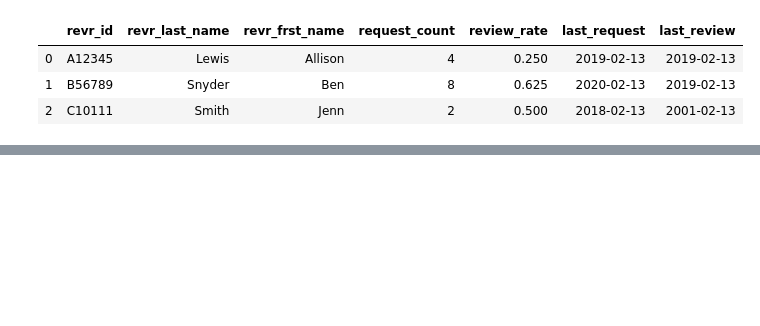
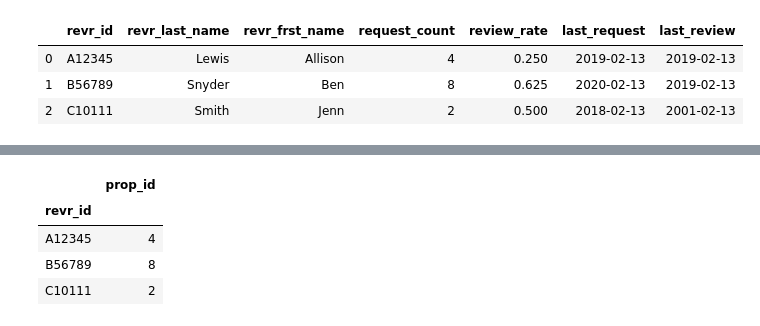
Before and after one commit to johnbensnyder/plots, a Jupyter notebook: groupby_reformatting.ipynb, the cells around one changed output, grey strips where cells are left out. Saved outputs shown, nothing was run; the diff lists cells and outputs as text; code cells hidden in the pictures; blank space fills up the shorter version.

```diff
--- a/groupby_reformatting.ipynb
+++ b/groupby_reformatting.ipynb
@@ -24,0 +67,11 @@ df1
+# %%
+# so if we want to get the count of all unique values, we can get the list of unique values
+# using the numpy unique function, then take the length of that list
+df1 = df.groupby('revr_id').agg({'prop_id': lambda x: len(np.unique(x))})
+df1
+# %% [output]
+|  | prop_id |
+| revr_id |  |
+| A12345 | 4 |
+| B56789 | 8 |
+| C10111 | 2 |
```
Also changed, not shown: parts of 16 cells of this notebook.
